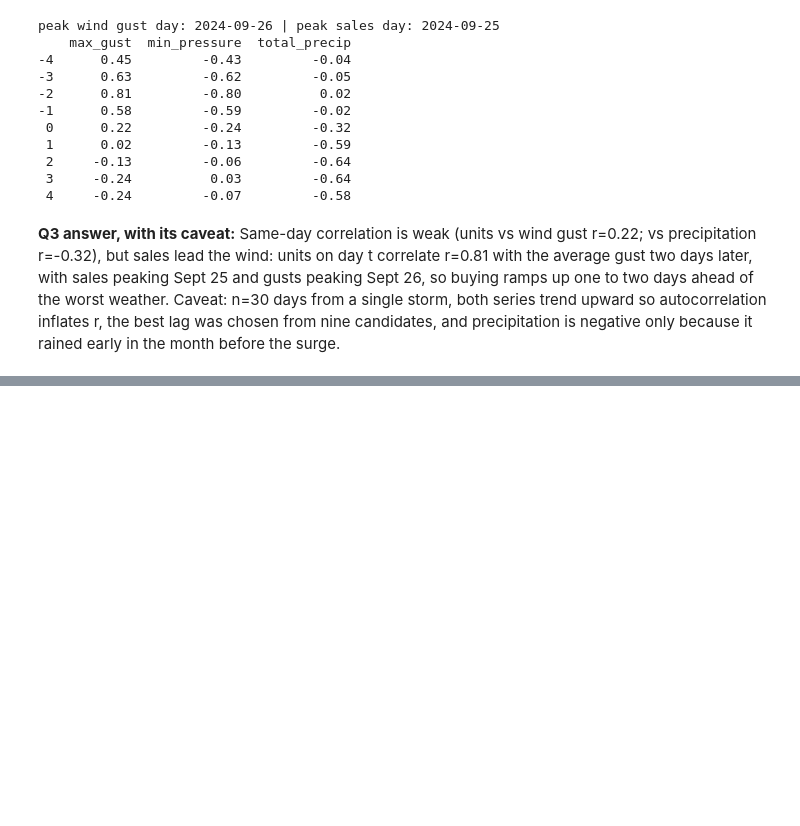
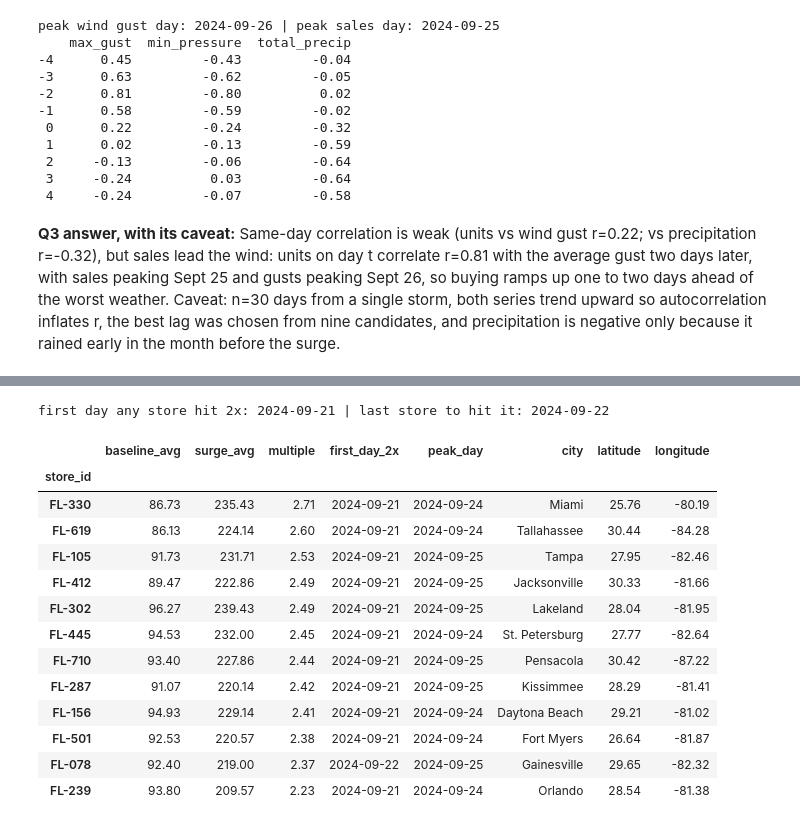
Before and after one commit to Kminhas21/walmart-hurricane-project, a Jupyter notebook: notebooks/team_notebook.ipynb, the cells around one changed output, grey strips where cells are left out. Cells and saved outputs as stored; diff of their text form; code cells hidden in the pictures; blank space fills up the shorter version.

```diff
--- a/notebooks/team_notebook.ipynb
+++ b/notebooks/team_notebook.ipynb
@@ -515,0 +520,34 @@ peak wind gust day: 2024-09-26 | peak sales day: 2024-09-25
+# %%
+BASELINE = (pd.Timestamp('2024-09-01'), pd.Timestamp('2024-09-15'))   # same windows as Q1
+SURGE = (pd.Timestamp('2024-09-19'), pd.Timestamp('2024-09-25'))
+
+units = dated.groupby(['store_id', 'day'])['quantity'].sum().unstack('store_id')
+assert units.shape == (30, 12), units.shape          # 30 days x 12 stores, nothing lost in the join
+base = units.loc[BASELINE[0]:BASELINE[1]].mean()
+surge = units.loc[SURGE[0]:SURGE[1]].mean()
+ratio = units / base                                  # each day vs that store's own baseline
+after16 = ratio.loc['2024-09-16':]
+assert (after16 >= 2).any().all(), 'a store never reached 2x baseline'
+
+q4 = pd.DataFrame({'baseline_avg': base, 'surge_avg': surge, 'multiple': surge / base})
+q4['first_day_2x'] = (after16 >= 2).idxmax().dt.date  # first day at or above 2x its own baseline
+q4['peak_day'] = units.idxmax().dt.date
+q4 = q4.join(stores.set_index('store_id')[['city', 'latitude', 'longitude']])
+print('first day any store hit 2x:', q4['first_day_2x'].min(), '| last store to hit it:', q4['first_day_2x'].max())
+q4.round(2).sort_values('multiple', ascending=False)
+# %% [output]
+first day any store hit 2x: 2024-09-21 | last store to hit it: 2024-09-22
+|  | baseline_avg | surge_avg | multiple | first_day_2x | peak_day | city | latitude | longitude |
+| store_id |  |  |  |  |  |  |  |  |
+| FL-330 | 86.73 | 235.43 | 2.71 | 2024-09-21 | 2024-09-24 | Miami | 25.76 | -80.19 |
+| FL-619 | 86.13 | 224.14 | 2.60 | 2024-09-21 | 2024-09-24 | Tallahassee | 30.44 | -84.28 |
+| FL-105 | 91.73 | 231.71 | 2.53 | 2024-09-21 | 2024-09-25 | Tampa | 27.95 | -82.46 |
+| FL-412 | 89.47 | 222.86 | 2.49 | 2024-09-21 | 2024-09-25 | Jacksonville | 30.33 | -81.66 |
+| FL-302 | 96.27 | 239.43 | 2.49 | 2024-09-21 | 2024-09-25 | Lakeland | 28.04 | -81.95 |
+| FL-445 | 94.53 | 232.00 | 2.45 | 2024-09-21 | 2024-09-24 | St. Petersburg | 27.77 | -82.64 |
+| FL-710 | 93.40 | 227.86 | 2.44 | 2024-09-21 | 2024-09-25 | Pensacola | 30.42 | -87.22 |
+| FL-287 | 91.07 | 220.14 | 2.42 | 2024-09-21 | 2024-09-25 | Kissimmee | 28.29 | -81.41 |
+| FL-156 | 94.93 | 229.14 | 2.41 | 2024-09-21 | 2024-09-24 | Daytona Beach | 29.21 | -81.02 |
+| FL-501 | 92.53 | 220.57 | 2.38 | 2024-09-21 | 2024-09-24 | Fort Myers | 26.64 | -81.87 |
+| FL-078 | 92.40 | 219.00 | 2.37 | 2024-09-22 | 2024-09-25 | Gainesville | 29.65 | -82.32 |
+| FL-239 | 93.80 | 209.57 | 2.23 | 2024-09-21 | 2024-09-24 | Orlando | 28.54 | -81.38 |
```
Also changed, not shown: parts of 11 cells of this notebook.
